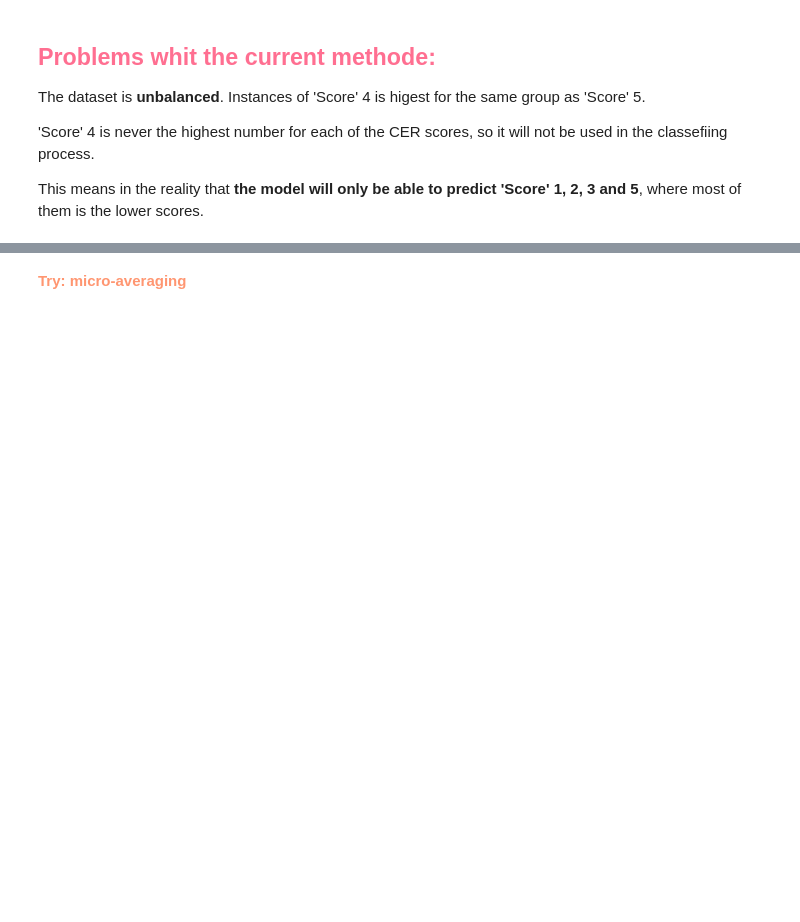
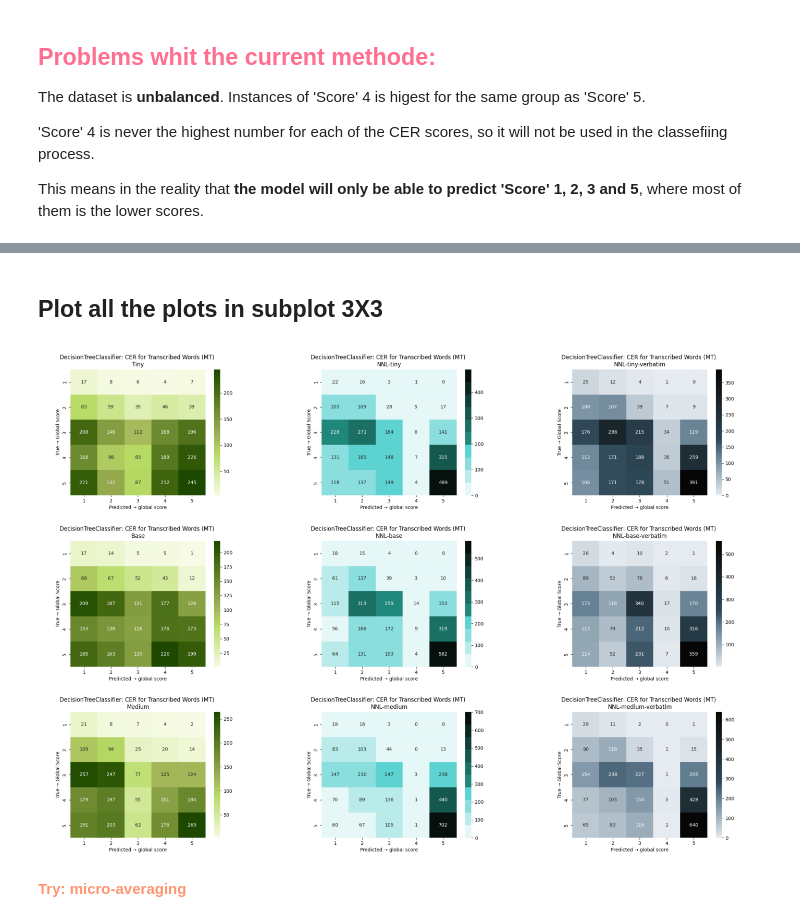
Before and after one commit to amandathunes/master_repo, a Jupyter notebook: DesitionTree_give_score.ipynb, the cells around one changed output, grey strips where cells are left out. Drawn from its saved outputs; the diff is of its cells as text; code cells hidden in the pictures; blank space fills up the shorter version.

```diff
--- a/DesitionTree_give_score.ipynb
+++ b/DesitionTree_give_score.ipynb
@@ -121,0 +350,40 @@ csv_df = csv_df.rename(columns={"File name": "file_name",
+# %% [markdown]
+## Plot all the plots in subplot 3X3
+# %%
+import matplotlib.image as mpimg
+
+# Path to the directory containing confusion matrix images
+path = 'CM_DT_plots'
+
+# List all files in the directory
+files = [f for f in os.listdir(path) if (f.endswith('.png')) & ('CER' in f)]
+
+test_for_models = ['Tiny', 'NNL-tiny', 'NNL-tiny-verbatim',
+                    'Base', 'NNL-base', 'NNL-base-verbatim',
+                    'Medium', 'NNL-medium', 'NNL-medium-verbatim']
+files = sorted(files, key=lambda x: test_for_models.index(x.split('_')[-1].split('.')[0]))
+
+# Number of images
+num_images = len(files)
+
+# Determine the number of rows and columns for the subplots
+rows = int(num_images ** 0.5)
+cols = (num_images + rows - 1) // rows
+
+# Create subplots
+fig, axes = plt.subplots(rows, cols, figsize=(15, 10))
+
+# Load and plot each image
+for ax, file in zip(axes.flatten(), files):
+    img = mpimg.imread(os.path.join(path, file))
+    ax.imshow(img)
+    ax.axis('off')  # Hide axes
+
+# Hide any unused subplots
+for ax in axes.flatten()[num_images:]:
+    ax.axis('off')
+
+plt.tight_layout()
+plt.show()
+# %% [output]
+[figure, added]
```
Also changed, not shown: parts of 18 cells of this notebook, 29 other files.
